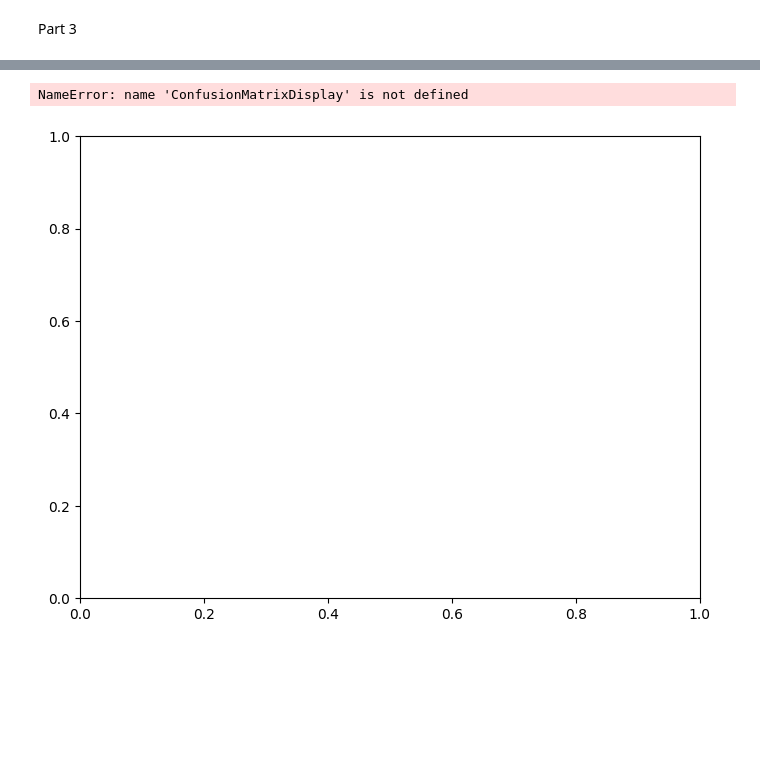
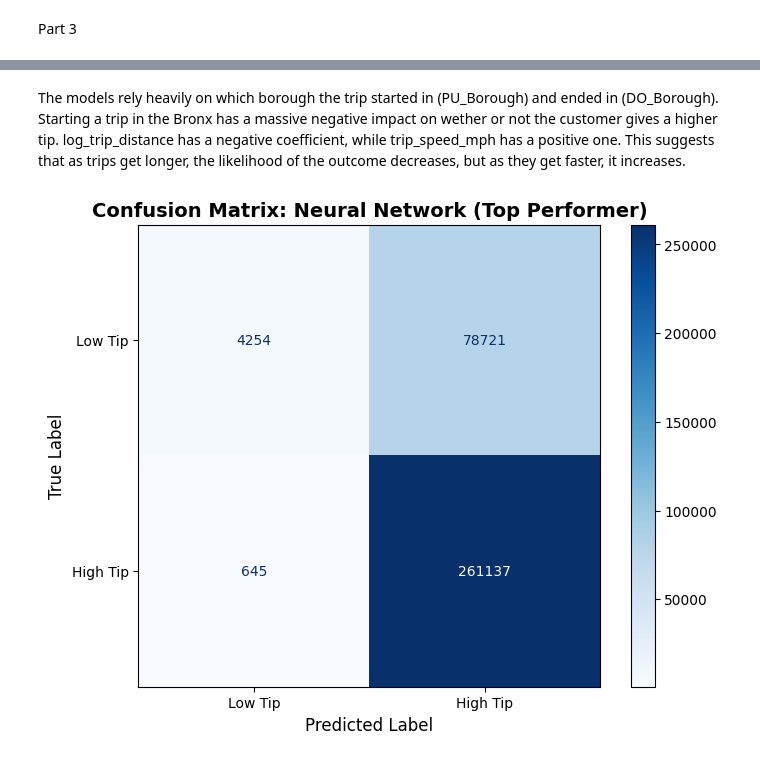
Before and after one commit to ZirconiumProgramme/COMP3610A2, a Jupyter notebook: A2.ipynb, the cells around one changed output, grey strips where cells are left out. Cells and saved outputs as stored; diff of their text form; code cells hidden in the pictures; blank space fills up the shorter version.

```diff
--- a/A2.ipynb
+++ b/A2.ipynb
@@ -35,8 +35,6 @@ df = df.filter(pl.col('payment_type') == 1)
 df = df.with_columns([
 
     (pl.col('tip_amount') > 0.20 * pl.col('fare_amount')).cast(pl.Int32).alias('high_tip'),
-
-
     pl.col('tpep_pickup_datetime').dt.hour().alias('pickup_hour'),
     (pl.col('tpep_pickup_datetime').dt.weekday() - 1).alias('pickup_day_of_week')
 ])
@@ -64,6 +62,12 @@ df = df.with_columns([
     (pl.col('fare_amount') / pl.col('trip_duration_minutes')).alias('fare_per_minute')
 ])
 
+df = df.with_columns([
+    pl.get_dummies("PU_borough"),
+    pl.get_dummies("DO_borough")
+])
+
+
 # 5. Define Features & Convert to Pandas for Scikit-Learn Compatibility
 features = [
     'pickup_hour', 'pickup_day_of_week', 'is_weekend',
@@ -72,6 +76,7 @@ features = [
 ]
 
 
+
 X = df.select(features).to_pandas()
 y_reg = df.select('tip_amount').to_series().to_pandas()
 y_clf = df.select('high_tip').to_series().to_pandas()
@@ -364,28 +487,20 @@ Part 3
+# %% [markdown]
+The models rely heavily on which borough the trip started in (PU_Borough) and ended in (DO_Borough). Starting a trip in the Bronx has a massive negative impact on wether or not the customer gives a higher tip. log_trip_distance has a negative coefficient, while trip_speed_mph has a positive one. This suggests that as trips get longer, the likelihood of the outcome decreases, but as they get faster, it increases.
 # %%
-best_clf = rf_random_search.best_estimator_
+cm = confusion_matrix(y_test_clf, nn_preds)
 
-y_pred_test_clf = best_clf.predict(X_test_scaled)
-y_proba_test_clf = best_clf.predict_proba(X_test_scaled)[:, 1]
 
-fig, ax = plt.subplots(figsize=(6, 5))
-ConfusionMatrixDisplay.from_predictions(
-    y_test_clf, y_pred_test_clf,
-    display_labels=['Not High Tip', 'High Tip'],
-    cmap='Blues', ax=ax
+fig, ax = plt.subplots(figsize=(8, 6))
+disp = ConfusionMatrixDisplay(
+    confusion_matrix=cm,
+    display_labels=['Low Tip', 'High Tip']
 )
-ax.set_title('Confusion Matrix (Test Set)', fontweight='bold')
+
+disp.plot(cmap='Blues', ax=ax, values_format='d')
+plt.title('Confusion Matrix: Neural Network (Top Performer)', fontsize=14, fontweight='bold')
+plt.xlabel('Predicted Label', fontsize=12)
+plt.ylabel('True Label', fontsize=12)
 plt.grid(False)
 plt.show()
-
-# 2. ROC Curve
-fig, ax = plt.subplots(figsize=(8, 6))
-RocCurveDisplay.from_estimator(best_clf, X_test_scaled, y_test_clf, ax=ax, name='Tuned RF')
-
-
-ax.plot([0, 1], [0, 1], linestyle='--', color='red', label='Random Guess')
-ax.set_title('ROC Curve Comparison', fontweight='bold')
-plt.legend()
-plt.show()
 # %% [output]
-NameError: name 'ConfusionMatrixDisplay' is not defined
-[figure, old version]
+[figure, new version]
```
Also changed, not shown: parts of 22 cells of this notebook, 1 other file.
